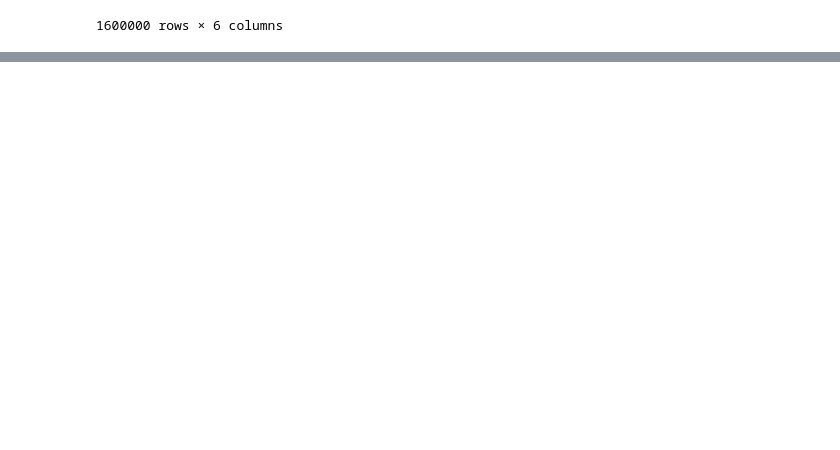
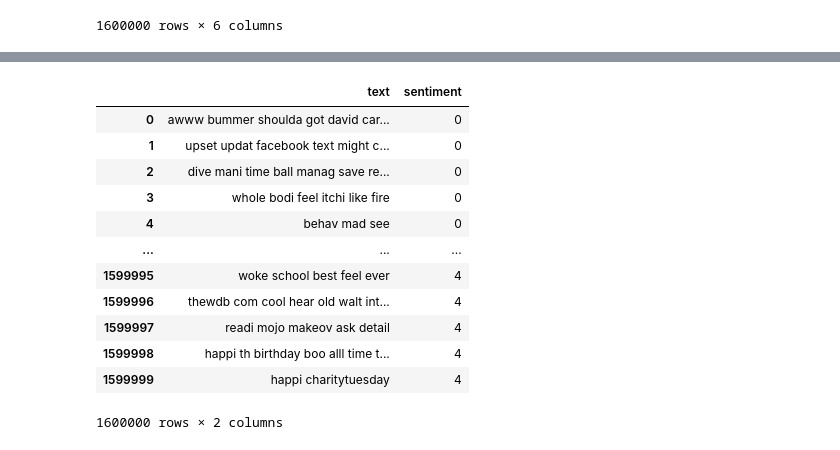
Before and after one commit to josemartin22/Sentiment-Analysis, a Jupyter notebook: workstage/SentimentAnalysis_M2.ipynb, the cells around one changed output, grey strips where cells are left out. Drawn from its saved outputs; the diff is of its cells as text; code cells hidden in the pictures; blank space fills up the shorter version.

```diff
--- a/workstage/SentimentAnalysis_M2.ipynb
+++ b/workstage/SentimentAnalysis_M2.ipynb
@@ -38,0 +276,16 @@ array([0, 4])
+# %%
+clean_train
+# %% [output]
+|  | text | sentiment |
+| 0 | awww bummer shoulda got david car... | 0 |
+| 1 | upset updat facebook text might c... | 0 |
+| 2 | dive mani time ball manag save re... | 0 |
+| 3 | whole bodi feel itchi like fire | 0 |
+| 4 | behav mad see | 0 |
+| ... | ... | ... |
+| 1599995 | woke school best feel ever | 4 |
+| 1599996 | thewdb com cool hear old walt int... | 4 |
+| 1599997 | readi mojo makeov ask detail | 4 |
+| 1599998 | happi th birthday boo alll time t... | 4 |
+| 1599999 | happi charitytuesday | 4 |
+1600000 rows × 2 columns
```
Also changed, not shown: parts of 26 cells of this notebook.
